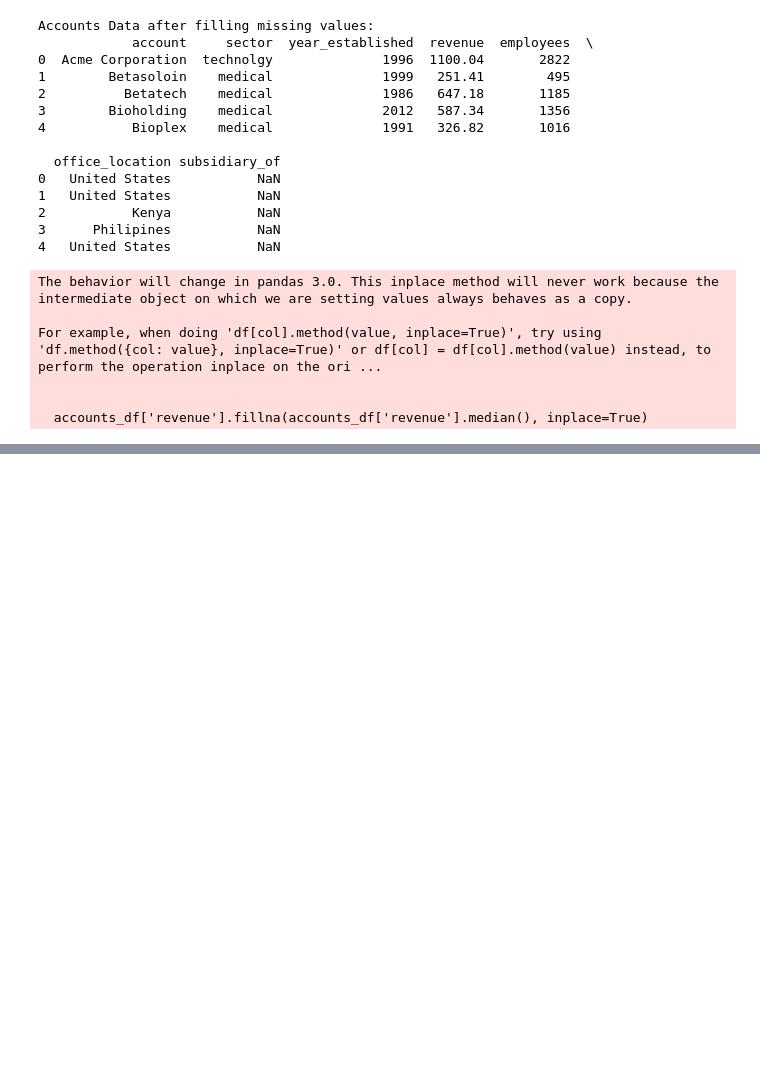
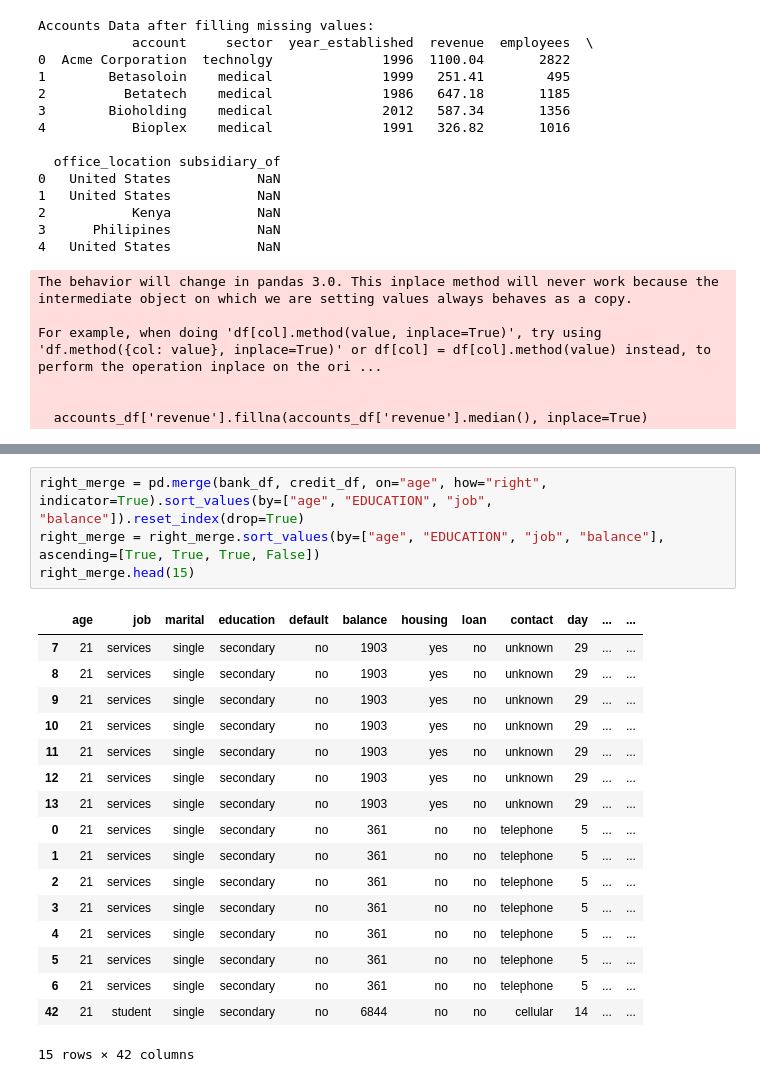
Before and after one commit to sadiq937/CrazyRobo_DM, a Jupyter notebook: ps1.ipynb, the cells around one changed output, grey strips where cells are left out. Cells and saved outputs as stored; diff of their text form; blank space fills up the shorter version.

```diff
--- a/ps1.ipynb
+++ b/ps1.ipynb
@@ -495,0 +659,22 @@ For example, when doing 'df[col].method(value, inplace=True)', try using 'df.met
+# %%
+right_merge = pd.merge(bank_df, credit_df, on="age", how="right", indicator=True).sort_values(by=["age", "EDUCATION", "job", "balance"]).reset_index(drop=True)
+right_merge = right_merge.sort_values(by=["age", "EDUCATION", "job", "balance"], ascending=[True, True, True, False])
+right_merge.head(15)
+# %% [output]
+|  | age | job | marital | education | default | balance | housing | loan | contact | day | ... | ... |
+| 7 | 21 | services | single | secondary | no | 1903 | yes | no | unknown | 29 | ... | ... |
+| 8 | 21 | services | single | secondary | no | 1903 | yes | no | unknown | 29 | ... | ... |
+| 9 | 21 | services | single | secondary | no | 1903 | yes | no | unknown | 29 | ... | ... |
+| 10 | 21 | services | single | secondary | no | 1903 | yes | no | unknown | 29 | ... | ... |
+| 11 | 21 | services | single | secondary | no | 1903 | yes | no | unknown | 29 | ... | ... |
+| 12 | 21 | services | single | secondary | no | 1903 | yes | no | unknown | 29 | ... | ... |
+| 13 | 21 | services | single | secondary | no | 1903 | yes | no | unknown | 29 | ... | ... |
+| 0 | 21 | services | single | secondary | no | 361 | no | no | telephone | 5 | ... | ... |
+| 1 | 21 | services | single | secondary | no | 361 | no | no | telephone | 5 | ... | ... |
+| 2 | 21 | services | single | secondary | no | 361 | no | no | telephone | 5 | ... | ... |
+| 3 | 21 | services | single | secondary | no | 361 | no | no | telephone | 5 | ... | ... |
+| 4 | 21 | services | single | secondary | no | 361 | no | no | telephone | 5 | ... | ... |
+| 5 | 21 | services | single | secondary | no | 361 | no | no | telephone | 5 | ... | ... |
+| 6 | 21 | services | single | secondary | no | 361 | no | no | telephone | 5 | ... | ... |
+| 42 | 21 | student | single | secondary | no | 6844 | no | no | cellular | 14 | ... | ... |
+15 rows × 42 columns
```
Also changed, not shown: parts of 15 cells of this notebook.
